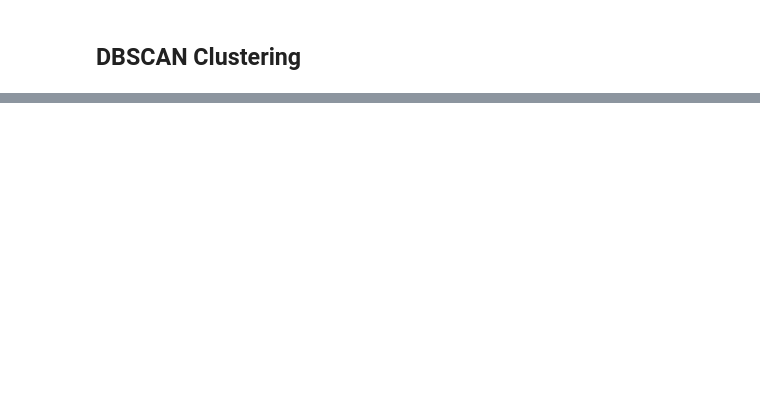
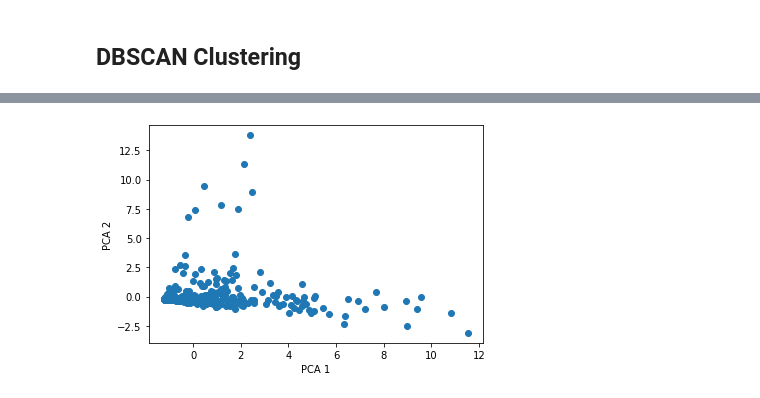
Before and after one commit to rynaa/crime-analysis-report-1, a Jupyter notebook: dbscan.ipynb, the cells around one changed output, grey strips where cells are left out. Saved outputs shown, nothing was run; the diff lists cells and outputs as text; code cells hidden in the pictures; blank space fills up the shorter version.

```diff
--- a/dbscan.ipynb
+++ b/dbscan.ipynb
@@ -94,0 +161,4 @@ DBSCAN.plot_param_est_curve(X, 2)
+# %%
+PCA_components = pd.DataFrame(principal_components)
+PCA_components = pd.concat([data[all_headers[:2]], PCA_components], axis=1)
+PCA_components
@@ -94,0 +179,7 @@ DBSCAN.plot_param_est_curve(X, 2)
+# %%
+plt.scatter(PCA_components[0], PCA_components[1])
+plt.li
+plt.xlabel('PCA 1')
+plt.ylabel('PCA 2')
+plt
+# %% [output]
@@ -94,0 +187 @@ DBSCAN.plot_param_est_curve(X, 2)
+[figure, added]
```
Also changed, not shown: parts of 21 cells of this notebook, 1 other file.
